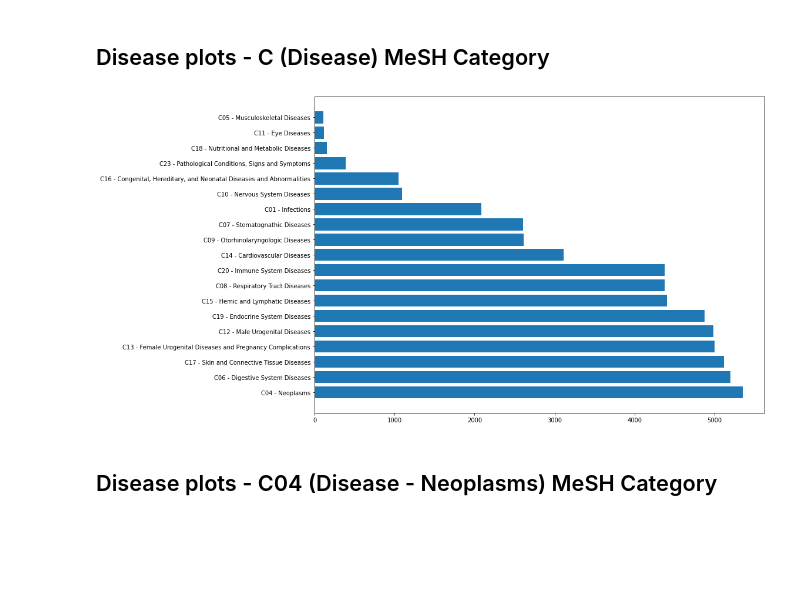
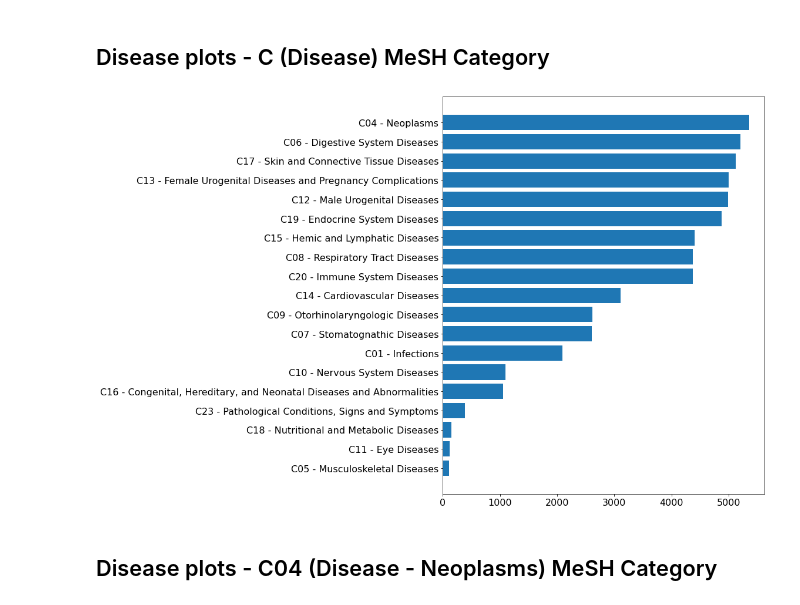
Before and after one commit to alvaro-2/mutations, a Jupyter notebook: disease_plots/disease_plots.ipynb, the cells around one changed output. Drawn from its saved outputs; the diff is of its cells as text; code cells hidden in the pictures; blank space fills up the shorter version.

Commit message:
Nuevos plots

```diff
--- a/disease_plots/disease_plots.ipynb
+++ b/disease_plots/disease_plots.ipynb
@@ -22,7 +22,7 @@ datafile = join(
 nodes = disease_plots.build_mesh_tree_data(
     datafile=datafile
 )
-mesh_uis = disease_plots.get_mesh_ui_by_protein()
+mesh_uis = disease_plots.MeshUISelectorAllMutations().get_mesh_ui_by_protein()
 tags_names = disease_plots.select_tag_names(
     nodes
 )
@@ -42,25 +42,26 @@ tags_names = disease_plots.select_tag_names(
 # %%
 disease_hits = disease_plots.get_mesh_ui_by_disease(
     mesh_uis,
     nodes,
     min_tag_depth=1,
     max_tag_depth=1
 )
 hits = disease_plots.filter_hits(disease_hits, start_with=[])
 disease_counts = disease_plots.count_disease_tags(hits)
 disease_counts = disease_plots.filter_disease_counts(disease_counts, 5)
 disease_counts = disease_plots.remove_tags_with_same_name(
     disease_counts,
     tags_names
 )
+disease_counts.sort(key=lambda x: x[1], reverse=False)
 disease_plots.draw_plot(
     disease_counts,
     tags_names,
-    figsize=(16,8),
+    figsize=(16,10),
     # outfile="top_c04.png",
 )
 # %% [output]
-[figure, old version]
+[figure, new version]
 # %% [markdown]
 ## Disease plots - C04 (Disease - Neoplasms) MeSH Category
 # %%
```
Also changed, not shown: parts of 8 cells of this notebook.
